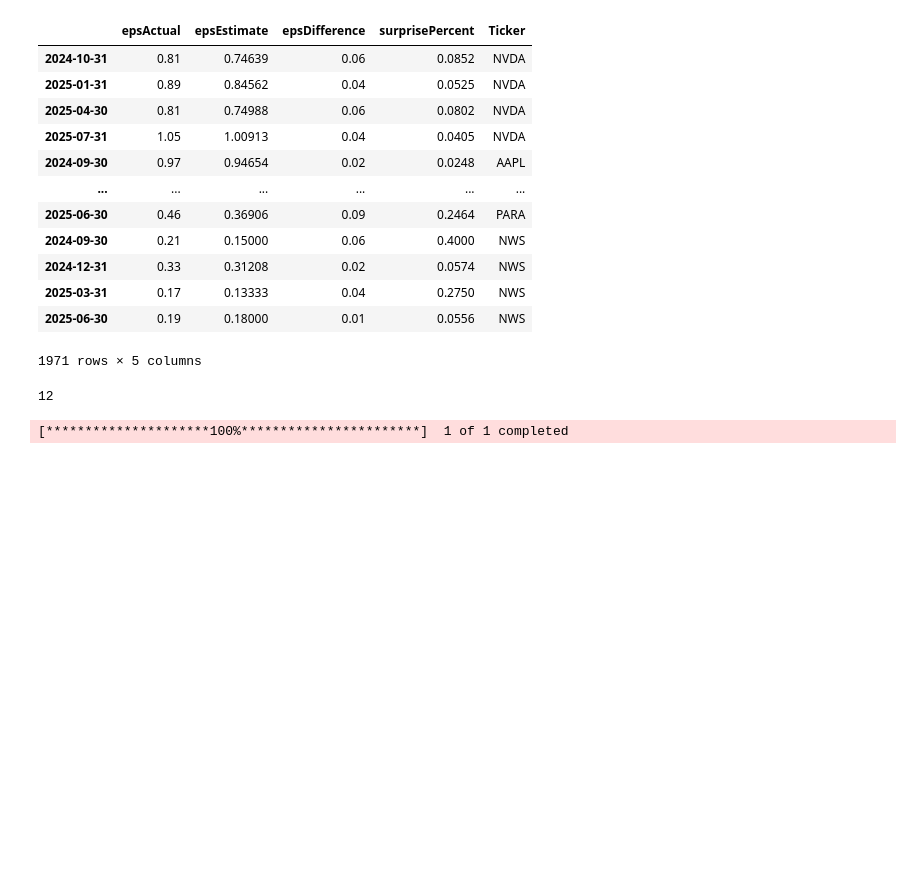
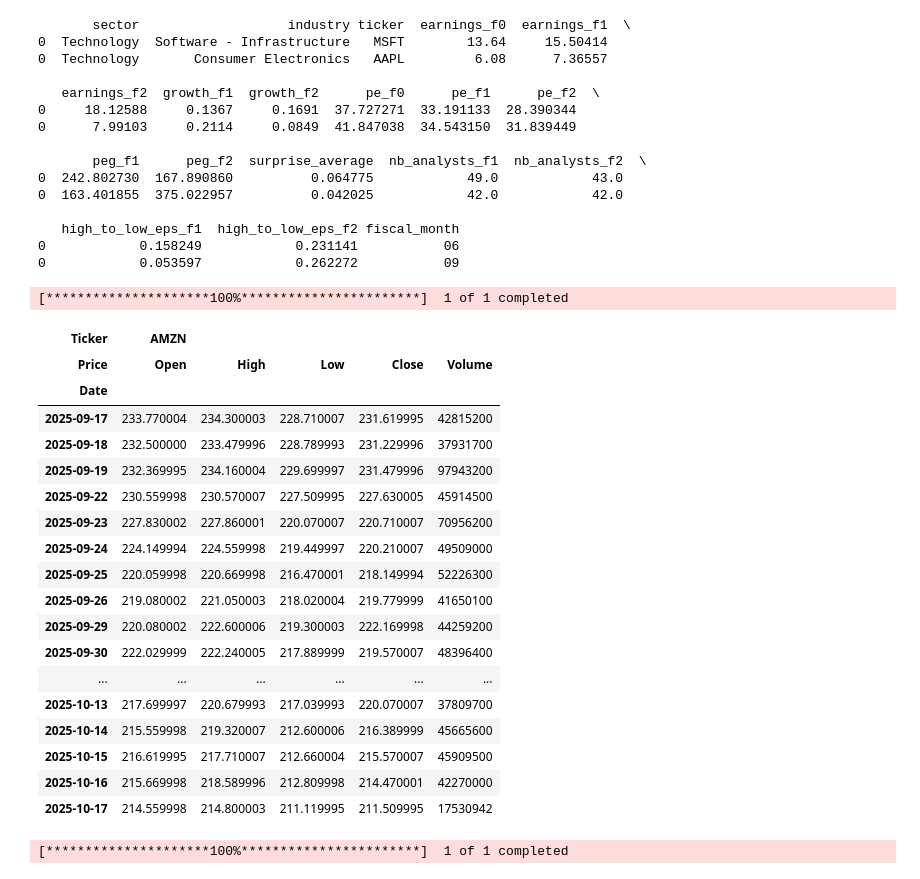
Before and after one commit to Starfalco/MKTmasta, a Jupyter notebook: Buy & Hold Port Screener - Multi tasking - 10.03.23.ipynb, the cells around one changed output. Saved outputs shown, nothing was run; the diff lists cells and outputs as text; code cells hidden in the pictures; blank space fills up the shorter version.

```diff
--- a/Buy & Hold Port Screener - Multi tasking - 10.03.23.ipynb
+++ b/Buy & Hold Port Screener - Multi tasking - 10.03.23.ipynb
@@ -19,35 +19,58 @@ from json import loads
 from curl_cffi import requests
 # %%
 # yf.download(["msft","aapl"], start = '2024-06-01', end = '2024-06-30', group_by = 'ticker').stack(level=0).to_parquet('extracts/price_msft.parquet')
-df = pd.read_parquet('extracts/earnings_history.parquet')
+df = pd.read_parquet('metadata/peg.parquet')
 # df = pd.DataFrame(df.to_records())
 # df = df[df["Ticker"] == "AMZN"]
 # df=df[df['Ticker']=='MSFT']['surprisePercent']
 # df=df.loc['0y','yearAgoEps']
-df
+print(df)
 # %% [output]
-|  | epsActual | epsEstimate | epsDifference | surprisePercent | Ticker |
-| 2024-10-31 | 0.81 | 0.74639 | 0.06 | 0.0852 | NVDA |
-| 2025-01-31 | 0.89 | 0.84562 | 0.04 | 0.0525 | NVDA |
-| 2025-04-30 | 0.81 | 0.74988 | 0.06 | 0.0802 | NVDA |
-| 2025-07-31 | 1.05 | 1.00913 | 0.04 | 0.0405 | NVDA |
-| 2024-09-30 | 0.97 | 0.94654 | 0.02 | 0.0248 | AAPL |
-| ... | ... | ... | ... | ... | ... |
-| 2025-06-30 | 0.46 | 0.36906 | 0.09 | 0.2464 | PARA |
-| 2024-09-30 | 0.21 | 0.15000 | 0.06 | 0.4000 | NWS |
-| 2024-12-31 | 0.33 | 0.31208 | 0.02 | 0.0574 | NWS |
-| 2025-03-31 | 0.17 | 0.13333 | 0.04 | 0.2750 | NWS |
-| 2025-06-30 | 0.19 | 0.18000 | 0.01 | 0.0556 | NWS |
-1971 rows × 5 columns
+       sector                   industry ticker  earnings_f0  earnings_f1  \
+0  Technology  Software - Infrastructure   MSFT        13.64     15.50414
+0  Technology       Consumer Electronics   AAPL         6.08      7.36557
+
+   earnings_f2  growth_f1  growth_f2      pe_f0      pe_f1      pe_f2  \
+0     18.12588     0.1367     0.1691  37.727271  33.191133  28.390344
+0      7.99103     0.2114     0.0849  41.847038  34.543150  31.839449
+
+       peg_f1      peg_f2  surprise_average  nb_analysts_f1  nb_analysts_f2  \
+0  242.802730  167.890860          0.064775            49.0            43.0
+0  163.401855  375.022957          0.042025            42.0            42.0
+
+   high_to_low_eps_f1  high_to_low_eps_f2 fiscal_month
+0            0.158249            0.231141           06
+0            0.053597            0.262272           09
 # %%
 session = requests.Session(impersonate="chrome")
-d = yf.Ticker("AMZN", session=session).get_balance_sheet()
+# d = yf.Ticker("AMZN", session=session).get_earnings_estimate()
+d = yf.download(tickers="AMZN",session=session,group_by="AMZN")
 # df = pd.DataFrame(d)
 # m = np.datetime64(d.columns.values[0],'M')
-m = str(np.datetime64(d.columns.values[0],'M'))[-2:]
-print(m)
+# m = str(np.datetime64(d.columns.values[0],'M'))[-2:]
+# print(m)
+d
 # %% [output]
-12
+[*********************100%***********************]  1 of 1 completed
+| Ticker | AMZN |  |  |  |  |
+| Price | Open | High | Low | Close | Volume |
+| Date |  |  |  |  |  |
+| 2025-09-17 | 233.770004 | 234.300003 | 228.710007 | 231.619995 | 42815200 |
+| 2025-09-18 | 232.500000 | 233.479996 | 228.789993 | 231.229996 | 37931700 |
+| 2025-09-19 | 232.369995 | 234.160004 | 229.699997 | 231.479996 | 97943200 |
+| 2025-09-22 | 230.559998 | 230.570007 | 227.509995 | 227.630005 | 45914500 |
+| 2025-09-23 | 227.830002 | 227.860001 | 220.070007 | 220.710007 | 70956200 |
+| 2025-09-24 | 224.149994 | 224.559998 | 219.449997 | 220.210007 | 49509000 |
+| 2025-09-25 | 220.059998 | 220.669998 | 216.470001 | 218.149994 | 52226300 |
+| 2025-09-26 | 219.080002 | 221.050003 | 218.020004 | 219.779999 | 41650100 |
+| 2025-09-29 | 220.080002 | 222.600006 | 219.300003 | 222.169998 | 44259200 |
+| 2025-09-30 | 222.029999 | 222.240005 | 217.889999 | 219.570007 | 48396400 |
+| ... | ... | ... | ... | ... | ... |
+| 2025-10-13 | 217.699997 | 220.679993 | 217.039993 | 220.070007 | 37809700 |
+| 2025-10-14 | 215.559998 | 219.320007 | 212.600006 | 216.389999 | 45665600 |
+| 2025-10-15 | 216.619995 | 217.710007 | 212.660004 | 215.570007 | 45909500 |
+| 2025-10-16 | 215.669998 | 218.589996 | 212.809998 | 214.470001 | 42270000 |
+| 2025-10-17 | 214.559998 | 214.800003 | 211.119995 | 211.509995 | 17530942 |
 # %%
 import numpy as np
 
```
Also changed, not shown: 15 other files.
